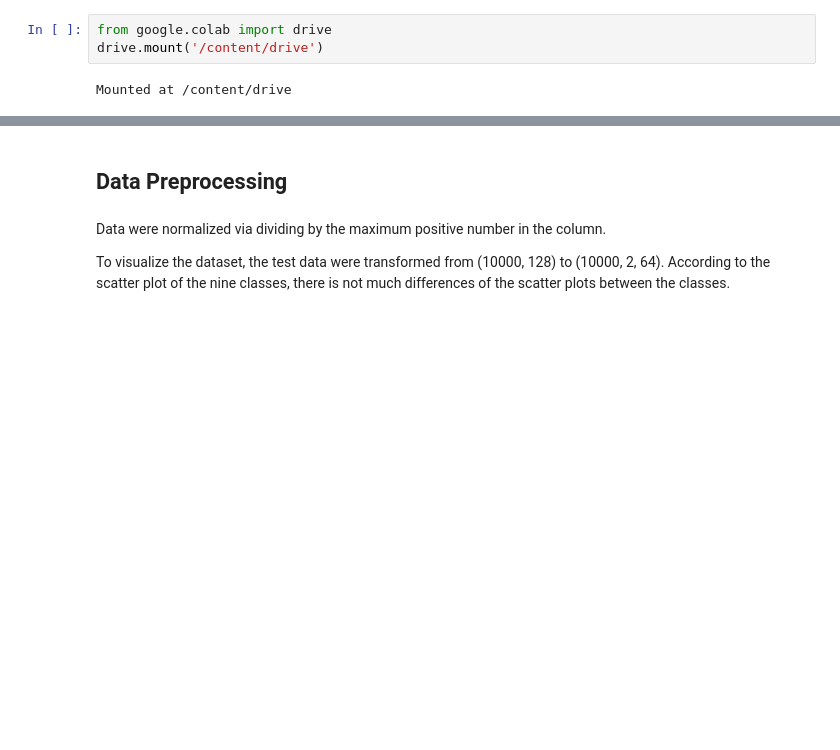
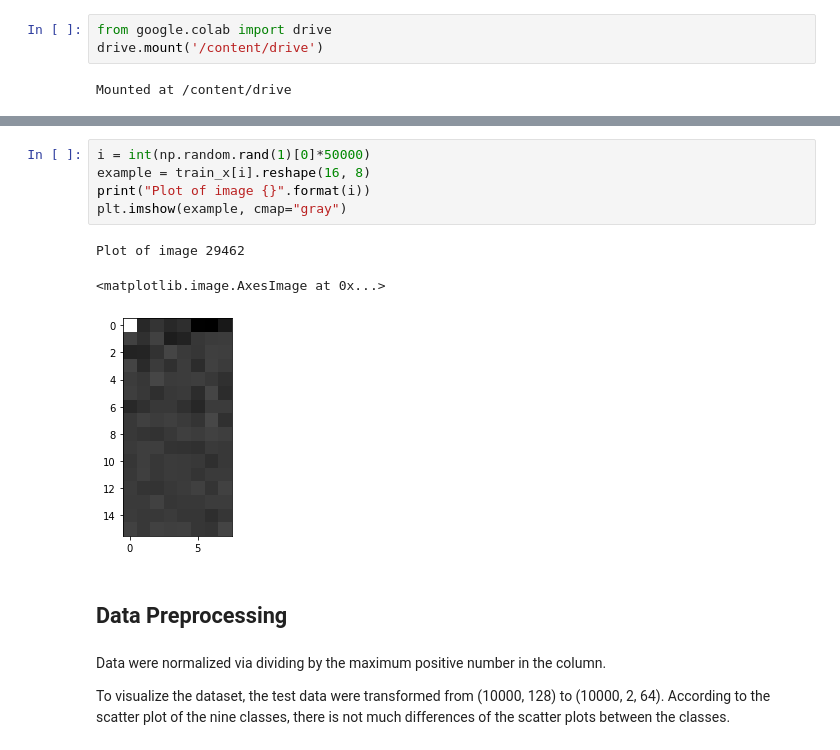
Before and after one commit to Wattsy2020/DeepLearningA1, a Jupyter notebook: Code.ipynb, the cells around one changed output, grey strips where cells are left out. Saved outputs shown, nothing was run; the diff lists cells and outputs as text; blank space fills up the shorter version.

```diff
--- a/Code.ipynb
+++ b/Code.ipynb
@@ -81,3 +90,12 @@ Shape of transformed train label is:     (10000, 10)
+# %%
+i = int(np.random.rand(1)[0]*50000)
+example = train_x[i].reshape(16, 8)
+print("Plot of image {}".format(i))
+plt.imshow(example, cmap="gray")
+# %% [output]
+Plot of image 29462
+<matplotlib.image.AxesImage at 0x...>
+[figure, added]
 # %% [markdown]
 ## Data Preprocessing
 # %% [markdown]
```
Also changed, not shown: parts of 42 cells of this notebook.
